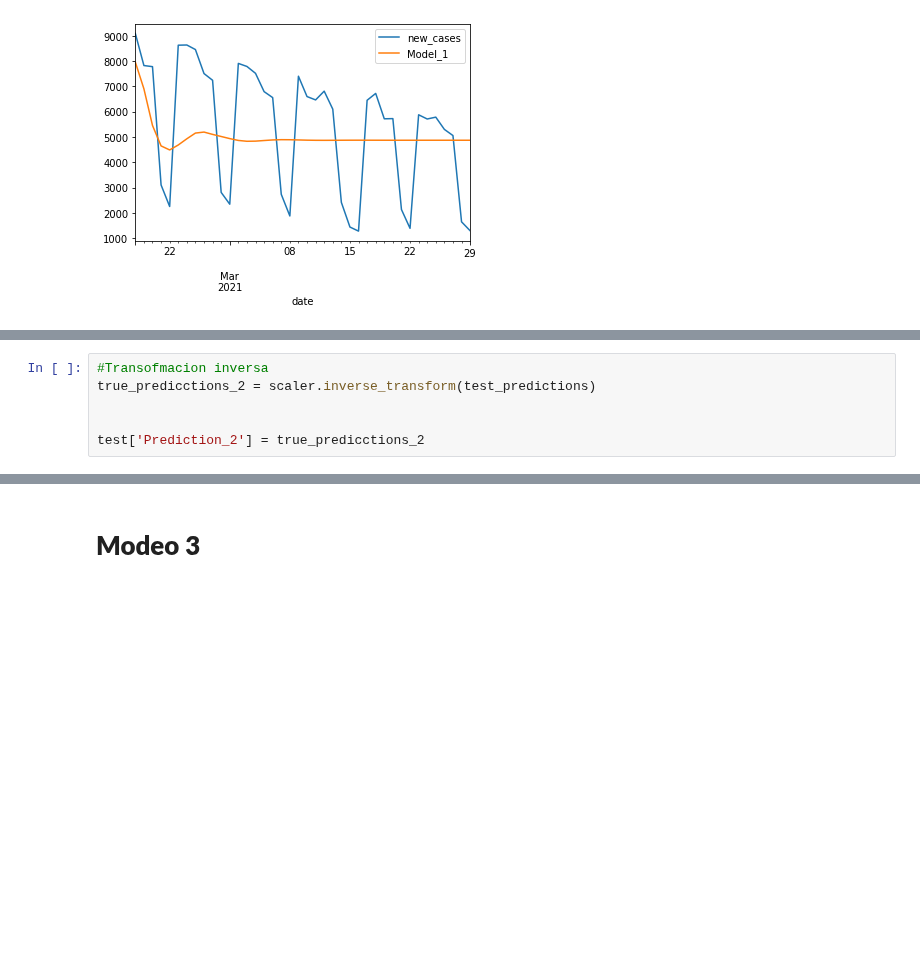
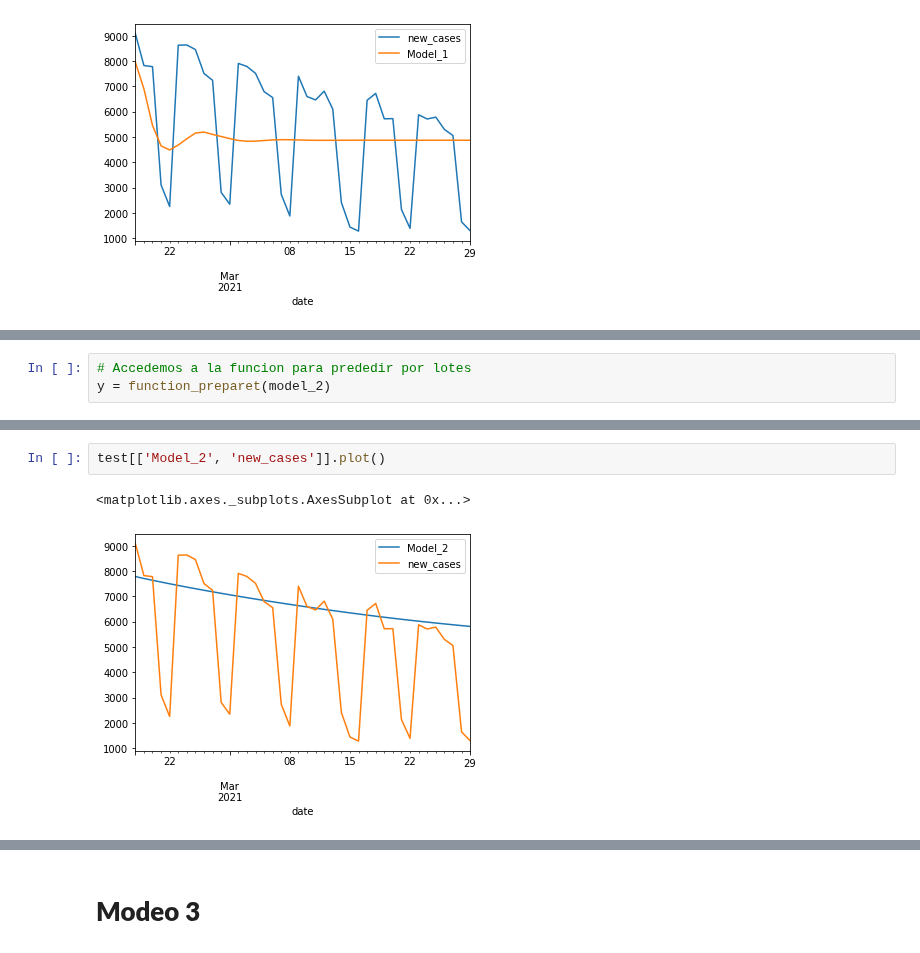
Before and after one commit to artthuro6/Covid-19, a Jupyter notebook: LSTM_COVID_19.ipynb, the cells around one changed output, grey strips where cells are left out. Drawn from its saved outputs; the diff is of its cells as text; blank space fills up the shorter version.

```diff
--- a/LSTM_COVID_19.ipynb
+++ b/LSTM_COVID_19.ipynb
@@ -515,6 +528,0 @@ for i in range(len(test)):
-# %%
-#Transofmacion inversa
-true_predicctions_2 = scaler.inverse_transform(test_predictions)
-
-
-test['Prediction_2'] = true_predicctions_2
@@ -522,0 +529,3 @@ test.plot(figsize=(12,8))
+# %%
+# Accedemos a la funcion para prededir por lotes
+y = function_preparet(model_2)
@@ -523,2 +540,7 @@ test.plot(figsize=(12,8))
+# %%
+test[['Model_2', 'new_cases']].plot()
+# %% [output]
+<matplotlib.axes._subplots.AxesSubplot at 0x...>
+[figure, added]
 # %%
 #Observacion de los test y la predicciones
```
Also changed, not shown: parts of 15 cells of this notebook.
